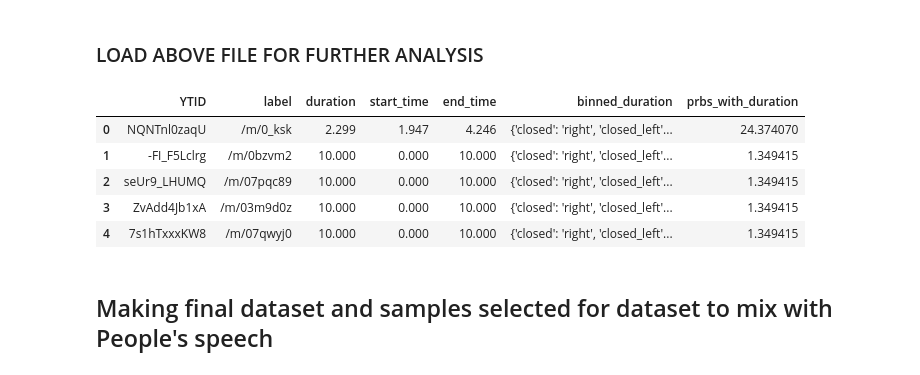
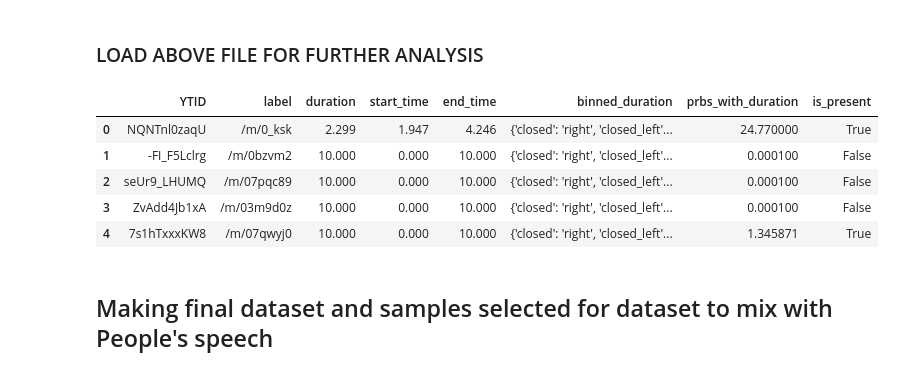
Before and after one commit to WhissleAI/visual_speech_recognition, a Jupyter notebook: analysis_audioset.ipynb, the cells around one changed output. Saved outputs shown, nothing was run; the diff lists cells and outputs as text; code cells hidden in the pictures.

```diff
--- a/analysis_audioset.ipynb
+++ b/analysis_audioset.ipynb
@@ -322,6 +440,7 @@ ytid_to_label_df.head()
 # %%
 # plot binned time on x with 1sec and num samples in that bin on y
 def plot_binned_time_vs_num_samples(df, bin_size=1,add_coloumn_of_probs=True):
+    base_dir = '/disk1/audioset/' + split_type+'/videos/'
     bins = range(0, int(df['end_time'].max()) + bin_size, bin_size)
     df['binned_duration'] = pd.cut(df['duration'], bins)
     num_samples_per_bin = df['binned_duration'].value_counts().sort_index()
@@ -338,6 +457,10 @@ def plot_binned_time_vs_num_samples(df, bin_size=1,add_coloumn_of_probs=True):
     if add_coloumn_of_probs:
         # add prbs_with_duration coloumn to df with inverse probality of duration with respect to num_samples_per_bin
         df['prbs_with_duration'] = df['binned_duration'].apply(lambda x: len(df)/num_samples_per_bin[x])
+        # get YTID of all samples and check if it is present in base_dir else keep its prob as -50
+        videos_list = os.listdir(base_dir)
+        df['is_present'] = df['YTID'].apply(lambda x: x + '.mp4' in videos_list)
+        df['prbs_with_duration'] = df.apply(lambda x: x['prbs_with_duration'] if x['is_present'] else 0.0001, axis=1)
     return df
 
 ytid_to_label_df = plot_binned_time_vs_num_samples(ytid_to_label_df,add_coloumn_of_probs=True)
@@ -386,23 +517,24 @@ ytid_to_label_df.to_json('/disk1/audioset/annotations/it1_audioset_anns.json', o
 # %%
 import pandas as pd
 import os
 import numpy as np
 
-with open('/disk1/audioset/annotations/it1_audioset_anns.json', 'r') as f:
+split_type = 'train'
+with open(f'/disk1/audioset/annotations/it1_audioset_anns_{split_type}.json', 'r') as f:
     ytid_to_label_df = pd.read_json(f)
 ytid_to_label_df.head()
 # print the top 5 labels with their num occurences that have duration greater than 9 sec
 # ytid_to_label_df = ytid_to_label_df[ytid_to_label_df['duration'] > 9]
 # label_to_count = ytid_to_label_df['label'].value_counts()
 # print with their counts
 # print(label_to_count.head(5))
 # %% [output]
-|  | YTID | label | duration | start_time | end_time | binned_duration | prbs_with_duration |
-| 0 | NQNTnl0zaqU | /m/0_ksk | 2.299 | 1.947 | 4.246 | {'closed': 'right', 'closed_left'... | 24.374070 |
-| 1 | -FI_F5Lclrg | /m/0bzvm2 | 10.000 | 0.000 | 10.000 | {'closed': 'right', 'closed_left'... | 1.349415 |
-| 2 | seUr9_LHUMQ | /m/07pqc89 | 10.000 | 0.000 | 10.000 | {'closed': 'right', 'closed_left'... | 1.349415 |
-| 3 | ZvAdd4Jb1xA | /m/03m9d0z | 10.000 | 0.000 | 10.000 | {'closed': 'right', 'closed_left'... | 1.349415 |
-| 4 | 7s1hTxxxKW8 | /m/07qwyj0 | 10.000 | 0.000 | 10.000 | {'closed': 'right', 'closed_left'... | 1.349415 |
+|  | YTID | label | duration | start_time | end_time | binned_duration | prbs_with_duration | is_present |
+| 0 | NQNTnl0zaqU | /m/0_ksk | 2.299 | 1.947 | 4.246 | {'closed': 'right', 'closed_left'... | 24.770000 | True |
+| 1 | -FI_F5Lclrg | /m/0bzvm2 | 10.000 | 0.000 | 10.000 | {'closed': 'right', 'closed_left'... | 0.000100 | False |
+| 2 | seUr9_LHUMQ | /m/07pqc89 | 10.000 | 0.000 | 10.000 | {'closed': 'right', 'closed_left'... | 0.000100 | False |
+| 3 | ZvAdd4Jb1xA | /m/03m9d0z | 10.000 | 0.000 | 10.000 | {'closed': 'right', 'closed_left'... | 0.000100 | False |
+| 4 | 7s1hTxxxKW8 | /m/07qwyj0 | 10.000 | 0.000 | 10.000 | {'closed': 'right', 'closed_left'... | 1.345871 | True |
 # %% [markdown]
 ## Making final dataset and samples selected for dataset to mix with People's speech
 # %% [markdown]
```
Also changed, not shown: parts of 16 cells of this notebook, 3 other files.
